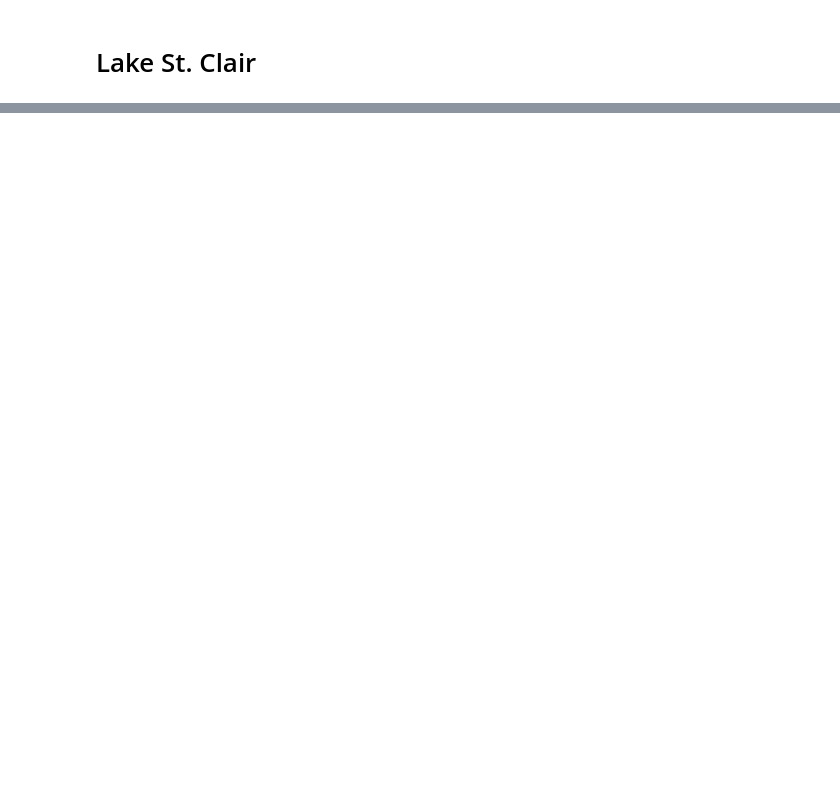
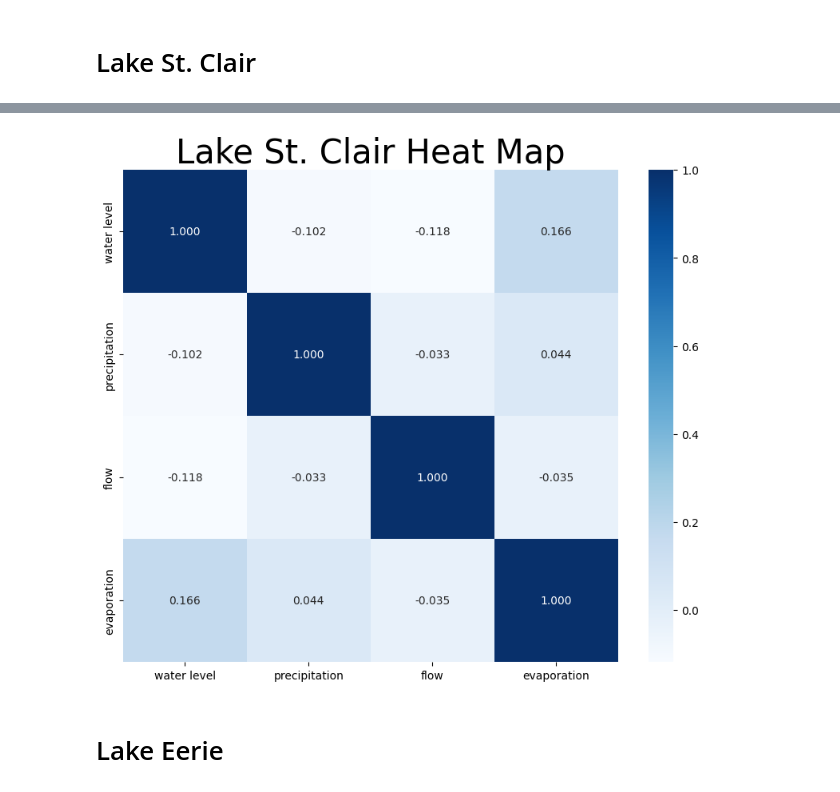
Before and after one commit to EmilioD19/Math-42-Final-Project, a Jupyter notebook: Stochastic Model.ipynb, the cells around one changed output, grey strips where cells are left out. Saved outputs shown, nothing was run; the diff lists cells and outputs as text; code cells hidden in the pictures; blank space fills up the shorter version.

```diff
--- a/Stochastic Model.ipynb
+++ b/Stochastic Model.ipynb
@@ -498,16 +687,16 @@ preerror_approx = []
 # Define Factors
 p = clair_1988['precipitation'] # precipitation
 f = clair_1988['flow'] # inflow
-e = michigan_1988['evaporation'] # evaporation
-actual = michigan_1988['water level']
+e = clair_1988['evaporation'] # evaporation
+actual = clair_1988['water level']
 preerror_approx = [] # sum of known factors
 o = [] # List of stochastic outflow
-n = michigan_1988.shape[0]
+n = clair_1988.shape[0]
 
 # Calculate "rough" approximation
 for i in range(1,n):
-    r = np.random.normal(0.025, 0.002)
-    preerror_approx.append(michigan_1988['water level'][i-1] + p[i-1] + f[i-1] - e[i-1] - michigan_1988['water level'][i-1] * r)
+    r = np.random.normal(0.136, 0.002)
+    preerror_approx.append(clair_1988['water level'][i-1] + p[i-1] + f[i-1] - e[i-1] - clair_1988['water level'][i-1] * r)
     o.append(r)
 
 # Error between actual and "rough" approximation
@@ -516,10 +705,14 @@ for i in range(1,len(actual)):
     x = actual[i] - preerror_approx[i-1]
     residuals.append(x)
 
-# Add preerror approximation, actual, and residual to michigan-huron 1988
-michigan_1988['pre-error approximation'] = preerror_approx.append(np.mean(preerror_approx))
-michigan_1988['actual'] = actual
-michigan_1988['residuals'] = residuals.append(np.mean(residuals))
+# Match preapprox and residual length to df
+preerror_approx.append(np.mean(preerror_approx))
+residuals.append(np.mean(residuals))
+
+# Add preerror approximation, actual, and residual to df
+clair_1988['pre-error approximation'] = preerror_approx
+clair_1988['actual'] = actual
+clair_1988['residuals'] = residuals
 
 # Graph Variables
-title = "Michigan-Huron"
+title = "St. Clair"
@@ -525,0 +764,8 @@ title = "Michigan-Huron"
+# %%
+clair_1988_numeric = clair_1988.iloc[:,2:6]
+plt.figure(figsize=(10, 8))
+sns.heatmap(clair_1988_numeric.corr(), annot = True, fmt='.3f', cmap='Blues')
+plt.title("Lake St. Clair Heat Map", fontsize = 30)
+plt.show()
+# %% [output]
+[figure, added]
@@ -525,0 +809,2 @@ title = "Michigan-Huron"
+# %% [markdown]
+# Lake Eerie
```
Also changed, not shown: parts of 30 cells of this notebook, 1 other file.
